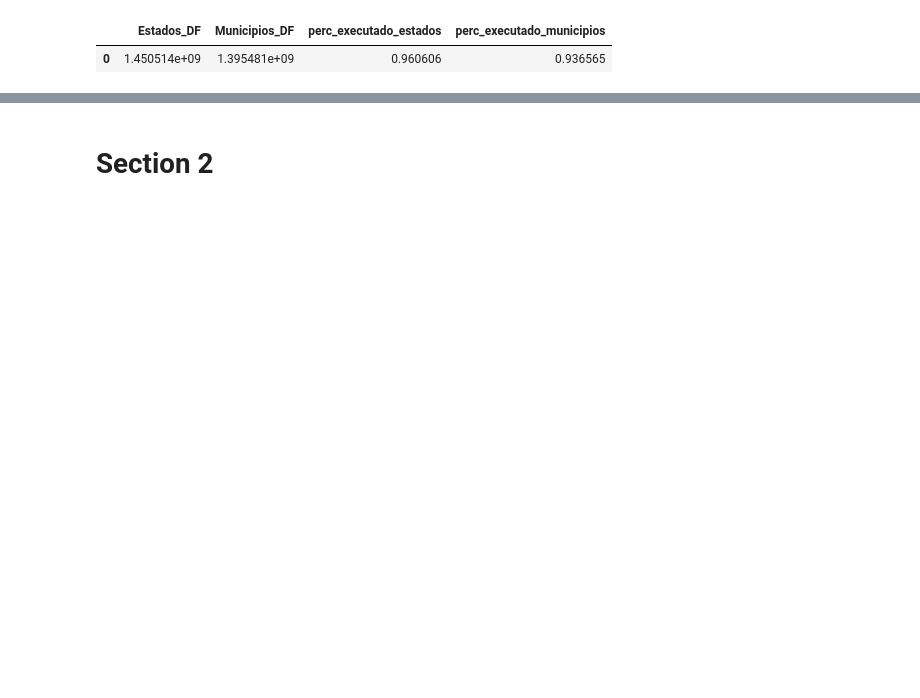
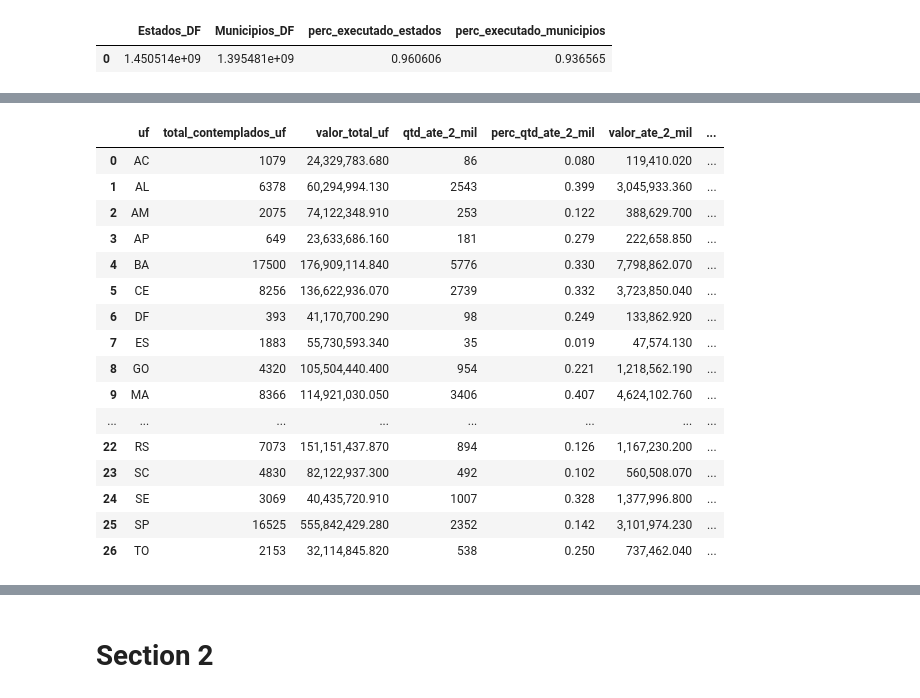
Before and after one commit to SGE-Subsecretaria-de-Gestao-Estrategica/pnab-data-vis, a Jupyter notebook: src/notebooks/gabriel_create_csv.ipynb, the cells around one changed output, grey strips where cells are left out. Drawn from its saved outputs; the diff is of its cells as text; code cells hidden in the pictures; blank space fills up the shorter version.

```diff
--- a/src/notebooks/gabriel_create_csv.ipynb
+++ b/src/notebooks/gabriel_create_csv.ipynb
@@ -85,3 +113,23 @@ df_uf_new.to_csv(settings.DATA_PATH_SECTION2 / 'aggregate_faixa_valor_ju_wide_by
+# %%
+df_uf_new
+# %% [output]
+|  | uf | total_contemplados_uf | valor_total_uf | qtd_ate_2_mil | perc_qtd_ate_2_mil | valor_ate_2_mil | ... |
+| 0 | AC | 1079 | 24,329,783.680 | 86 | 0.080 | 119,410.020 | ... |
+| 1 | AL | 6378 | 60,294,994.130 | 2543 | 0.399 | 3,045,933.360 | ... |
+| 2 | AM | 2075 | 74,122,348.910 | 253 | 0.122 | 388,629.700 | ... |
+| 3 | AP | 649 | 23,633,686.160 | 181 | 0.279 | 222,658.850 | ... |
+| 4 | BA | 17500 | 176,909,114.840 | 5776 | 0.330 | 7,798,862.070 | ... |
+| 5 | CE | 8256 | 136,622,936.070 | 2739 | 0.332 | 3,723,850.040 | ... |
+| 6 | DF | 393 | 41,170,700.290 | 98 | 0.249 | 133,862.920 | ... |
+| 7 | ES | 1883 | 55,730,593.340 | 35 | 0.019 | 47,574.130 | ... |
+| 8 | GO | 4320 | 105,504,440.400 | 954 | 0.221 | 1,218,562.190 | ... |
+| 9 | MA | 8366 | 114,921,030.050 | 3406 | 0.407 | 4,624,102.760 | ... |
+| ... | ... | ... | ... | ... | ... | ... | ... |
+| 22 | RS | 7073 | 151,151,437.870 | 894 | 0.126 | 1,167,230.200 | ... |
+| 23 | SC | 4830 | 82,122,937.300 | 492 | 0.102 | 560,508.070 | ... |
+| 24 | SE | 3069 | 40,435,720.910 | 1007 | 0.328 | 1,377,996.800 | ... |
+| 25 | SP | 16525 | 555,842,429.280 | 2352 | 0.142 | 3,101,974.230 | ... |
+| 26 | TO | 2153 | 32,114,845.820 | 538 | 0.250 | 737,462.040 | ... |
 # %%
 # executed_value_by_region
 df_states_region       = territorial.aggregate_execution_by_region(df_cubo=df_cubo, by_filter='ESTADO')
```
Also changed, not shown: parts of 30 cells of this notebook, 3 other files.
